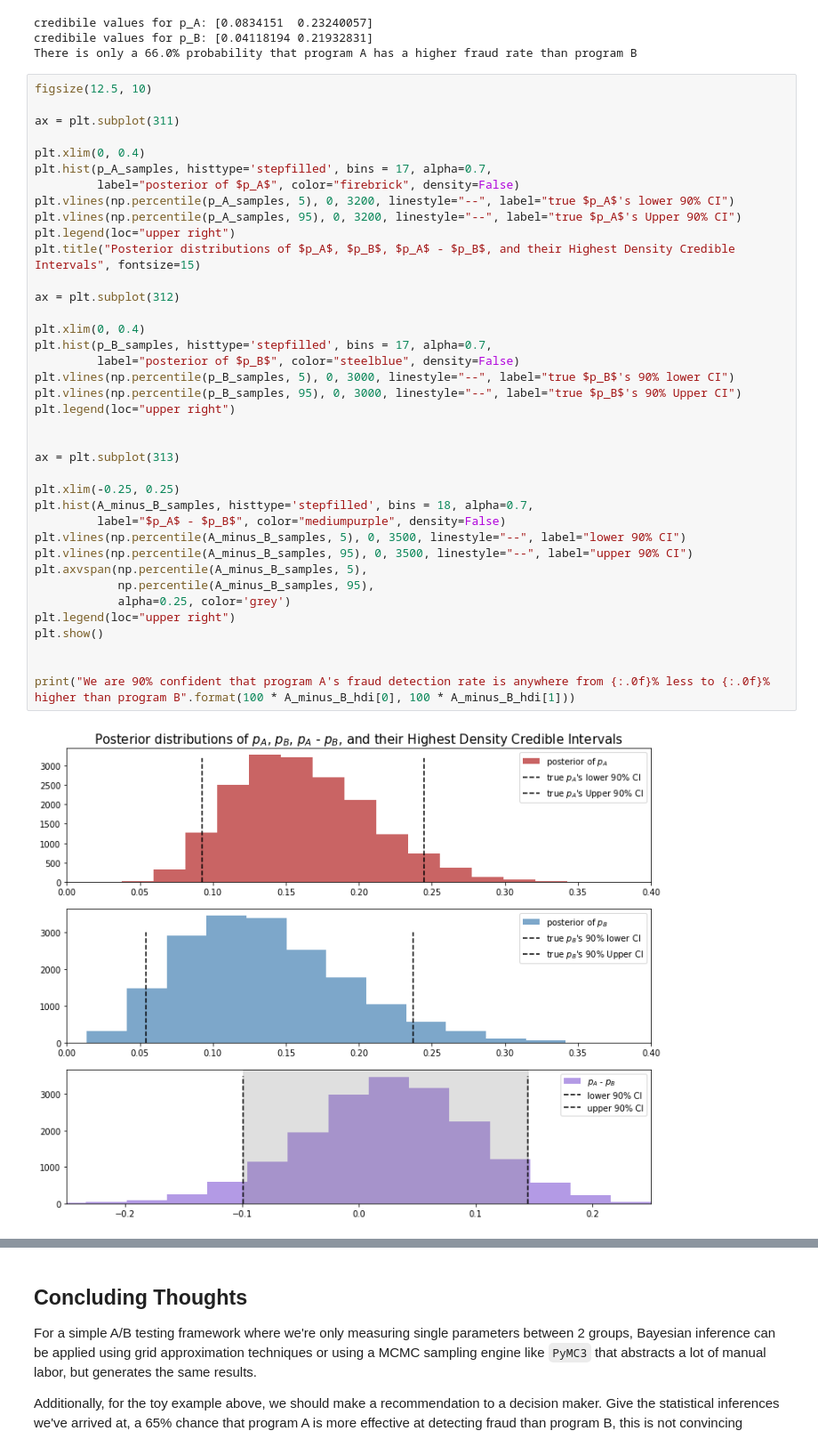
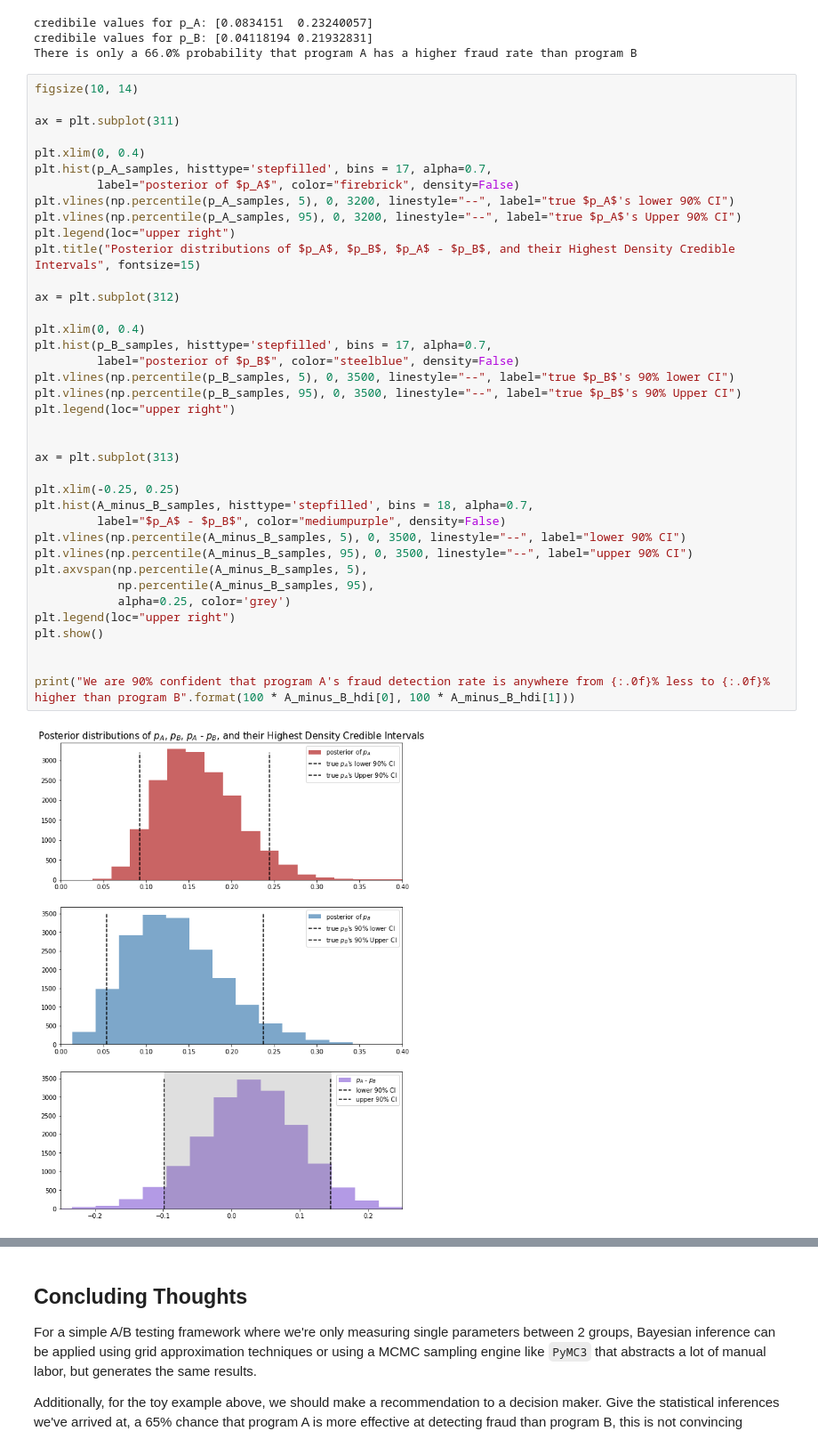
Before and after one commit to BrandonHoeft/Bayesian-Inference, a Jupyter notebook: bayesian-AB-testing.ipynb, the cells around one changed output, grey strips where cells are left out. Shown at 89% size. Drawn from its saved outputs; the diff is of its cells as text.

```diff
--- a/bayesian-AB-testing.ipynb
+++ b/bayesian-AB-testing.ipynb
@@ -274,7 +291,7 @@ credibile values for p_A: [0.0834151  0.23240057]
 credibile values for p_B: [0.04118194 0.21932831]
 There is only a 66.0% probability that program A has a higher fraud rate than program B
 # %%
-figsize(12.5, 10)
+figsize(10, 14)
 
 ax = plt.subplot(311)
 
@@ -283,36 +300,36 @@ plt.hist(p_A_samples, histtype='stepfilled', bins = 17, alpha=0.7,
          label="posterior of $p_A$", color="firebrick", density=False)
 plt.vlines(np.percentile(p_A_samples, 5), 0, 3200, linestyle="--", label="true $p_A$'s lower 90% CI")
 plt.vlines(np.percentile(p_A_samples, 95), 0, 3200, linestyle="--", label="true $p_A$'s Upper 90% CI")
 plt.legend(loc="upper right")
 plt.title("Posterior distributions of $p_A$, $p_B$, $p_A$ - $p_B$, and their Highest Density Credible Intervals", fontsize=15)
 
 ax = plt.subplot(312)
 
 plt.xlim(0, 0.4)
 plt.hist(p_B_samples, histtype='stepfilled', bins = 17, alpha=0.7,
          label="posterior of $p_B$", color="steelblue", density=False)
-plt.vlines(np.percentile(p_B_samples, 5), 0, 3000, linestyle="--", label="true $p_B$'s 90% lower CI")
-plt.vlines(np.percentile(p_B_samples, 95), 0, 3000, linestyle="--", label="true $p_B$'s 90% Upper CI")
+plt.vlines(np.percentile(p_B_samples, 5), 0, 3500, linestyle="--", label="true $p_B$'s 90% lower CI")
+plt.vlines(np.percentile(p_B_samples, 95), 0, 3500, linestyle="--", label="true $p_B$'s 90% Upper CI")
 plt.legend(loc="upper right")
 
 
 ax = plt.subplot(313)
 
 plt.xlim(-0.25, 0.25)
 plt.hist(A_minus_B_samples, histtype='stepfilled', bins = 18, alpha=0.7,
          label="$p_A$ - $p_B$", color="mediumpurple", density=False)
 plt.vlines(np.percentile(A_minus_B_samples, 5), 0, 3500, linestyle="--", label="lower 90% CI")
 plt.vlines(np.percentile(A_minus_B_samples, 95), 0, 3500, linestyle="--", label="upper 90% CI")
 plt.axvspan(np.percentile(A_minus_B_samples, 5),
             np.percentile(A_minus_B_samples, 95),
             alpha=0.25, color='grey')
 plt.legend(loc="upper right")
 plt.show()
 
 
 print("We are 90% confident that program A's fraud detection rate is anywhere from {:.0f}% less to {:.0f}% higher than program B".format(100 * A_minus_B_hdi[0], 100 * A_minus_B_hdi[1]))
 # %% [output]
-[figure, old version]
+[figure, new version]
 We are 90% confident that program A's fraud detection rate is anywhere from -10% less to 15% higher than program B
 # %% [markdown]
 ## Concluding Thoughts
```
Also changed, not shown: parts of 5 cells of this notebook.
